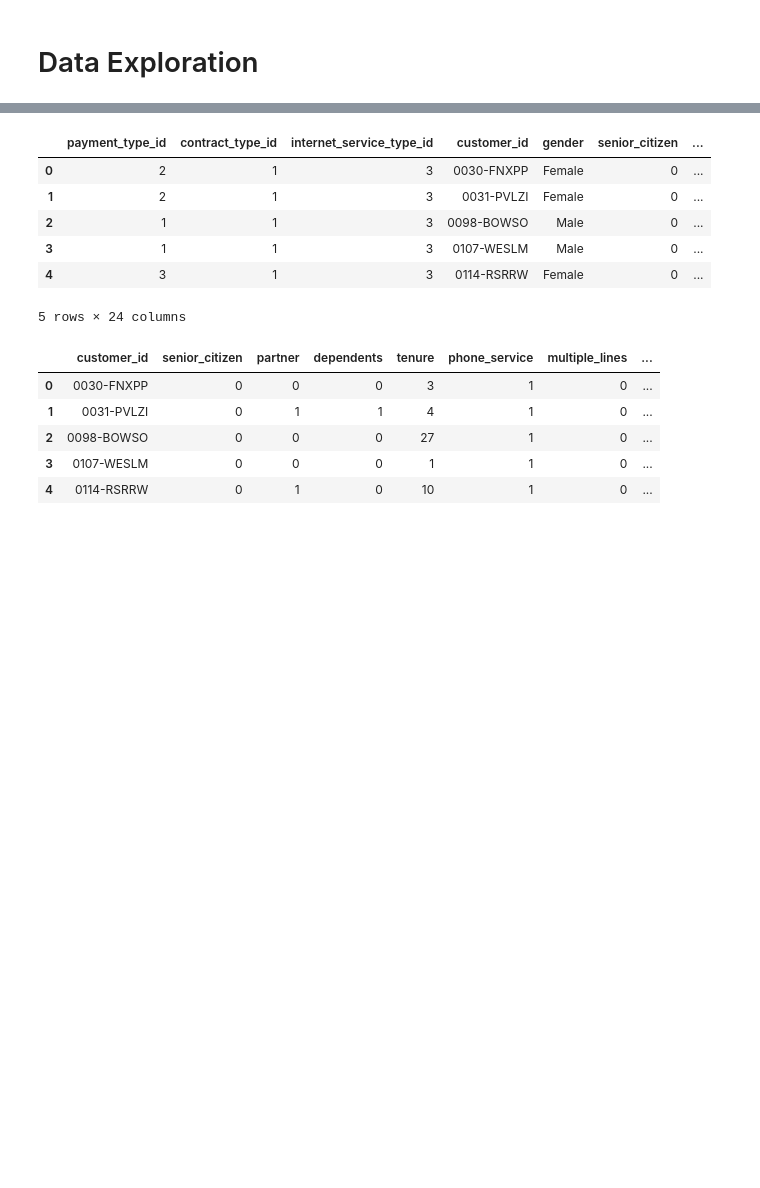
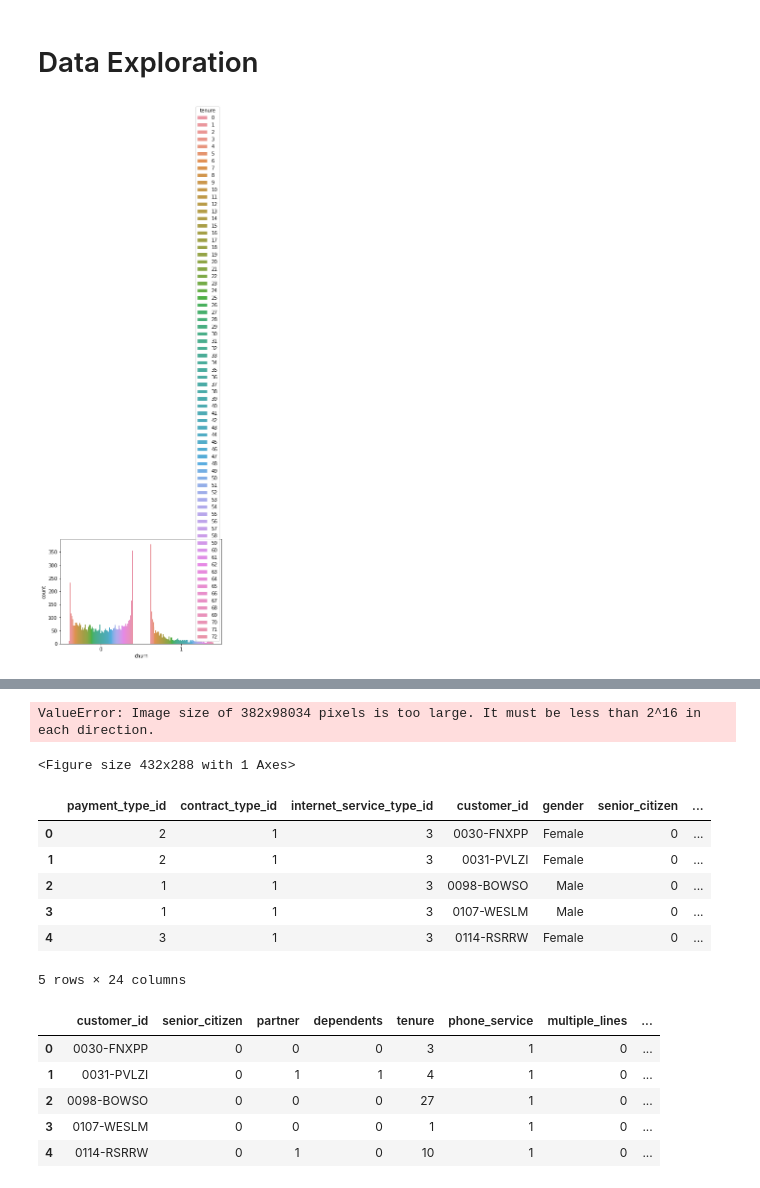
Before and after one commit to annah-vu/classification_project, a Jupyter notebook: exploration.ipynb, the cells around one changed output, grey strips where cells are left out. Cells and saved outputs as stored; diff of their text form; code cells hidden in the pictures; blank space fills up the shorter version.

```diff
--- a/exploration.ipynb
+++ b/exploration.ipynb
@@ -27,3 +27,7 @@ import sklearn.metrics
 
 from math import sqrt
 from scipy import stats
+# %%
+num_vars = ['tenure','monthly_charges','total_charges']
+obj_vars = list((df.columns).drop(num_vars))
+target = 'churn'
@@ -29,0 +40,6 @@ from scipy import stats
+# %%
+def get_num_stats(df):
+    '''returns count plots of all numeric columns'''
+    for i in num_vars:
+        sns.countplot(data=df, hue=i , x = 'churn')
+        plt.show()
@@ -29,0 +79,4 @@ from scipy import stats
+# %%
+get_num_stats(df)
+# %% [output]
+[figure, added]
@@ -29,0 +84,2 @@ from scipy import stats
+ValueError: Image size of 382x98034 pixels is too large. It must be less than 2^16 in each direction.
+<Figure size 432x288 with 1 Axes>
```
Also changed, not shown: parts of 27 cells of this notebook.
